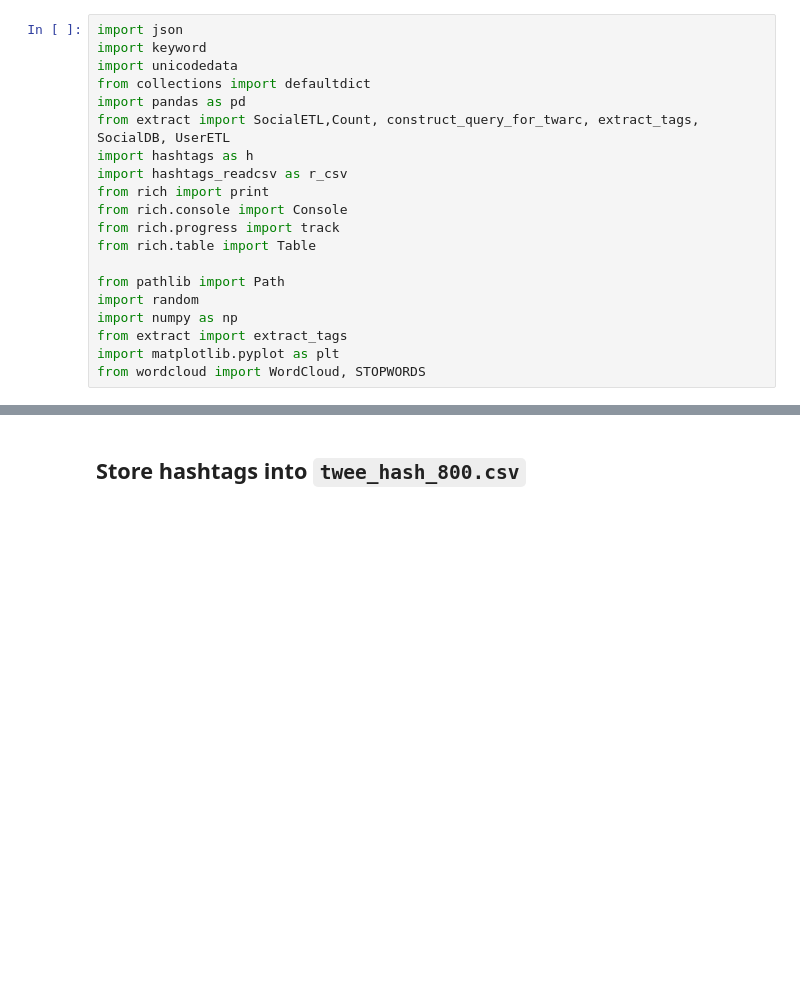
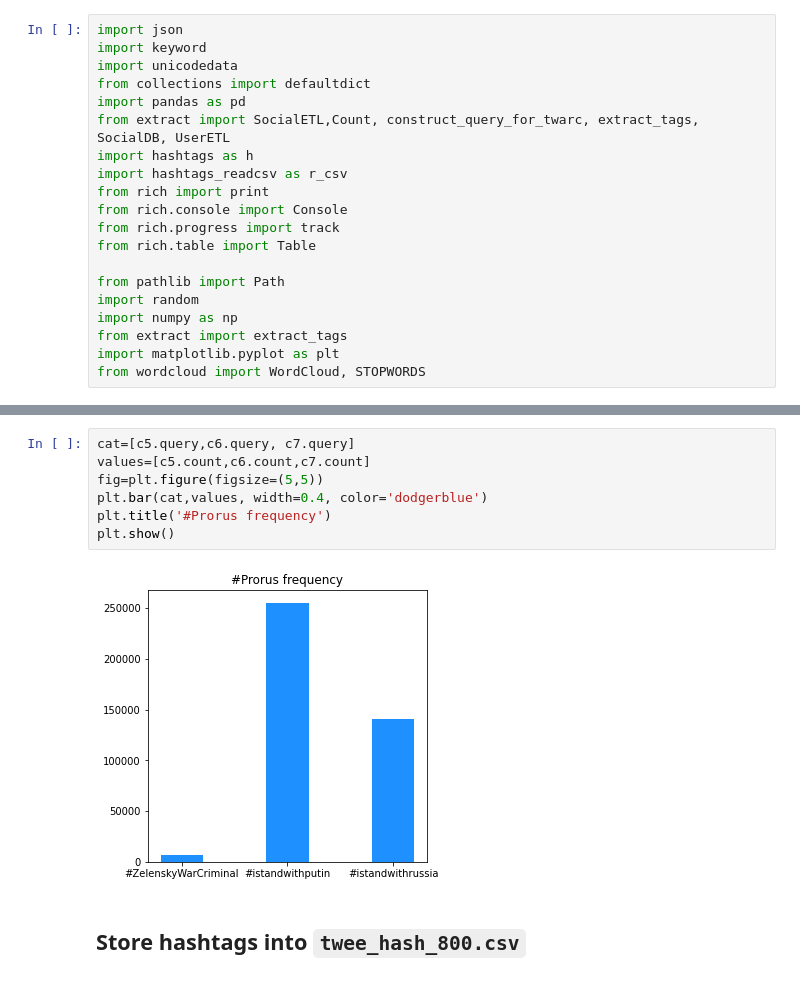
Before and after one commit to gatto/ds-network-analysis, a Jupyter notebook: py/net_building/1) hashtag_list with threshold.ipynb, the cells around one changed output, grey strips where cells are left out. Drawn from its saved outputs; the diff is of its cells as text; blank space fills up the shorter version.

```diff
--- a/py/net_building/1) hashtag_list with threshold.ipynb
+++ b/py/net_building/1) hashtag_list with threshold.ipynb
@@ -95,3 +103,12 @@ plt.show()
+# %%
+cat=[c5.query,c6.query, c7.query]
+values=[c5.count,c6.count,c7.count]
+fig=plt.figure(figsize=(5,5))
+plt.bar(cat,values, width=0.4, color='dodgerblue')
+plt.title('#Prorus frequency')
+plt.show()
+# %% [output]
+[figure, added]
 # %% [markdown]
 ## Store hashtags into `twee_hash_800.csv`
 # %%
```
Also changed, not shown: parts of 28 cells of this notebook, 6 other files.
